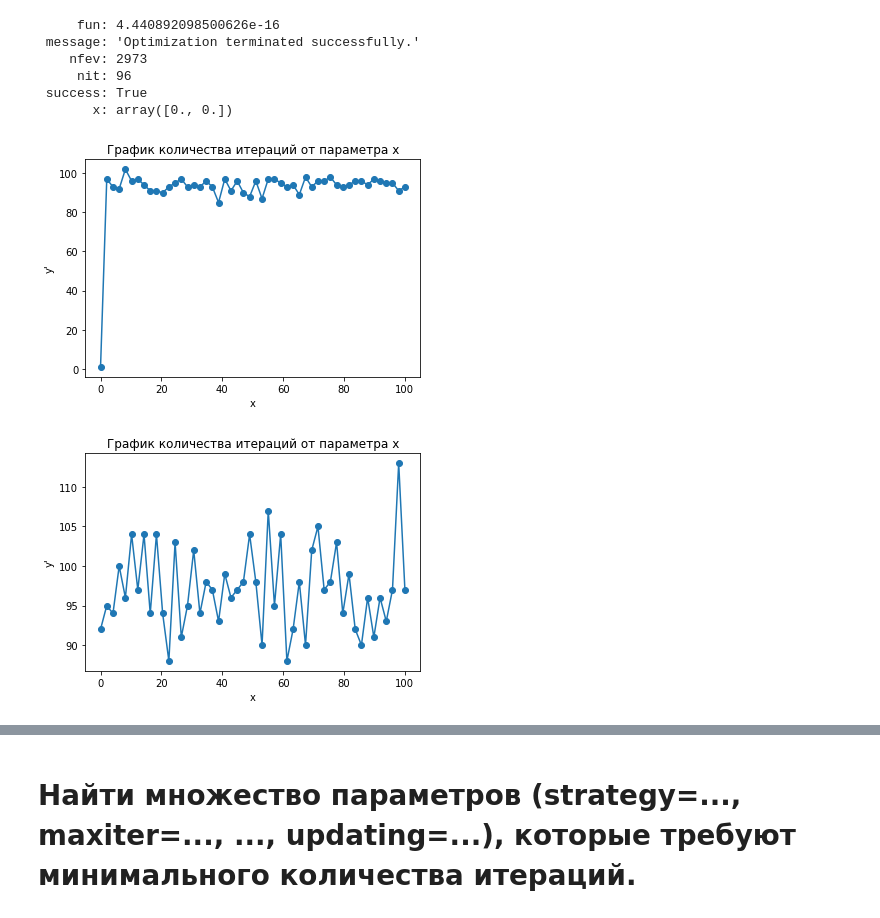
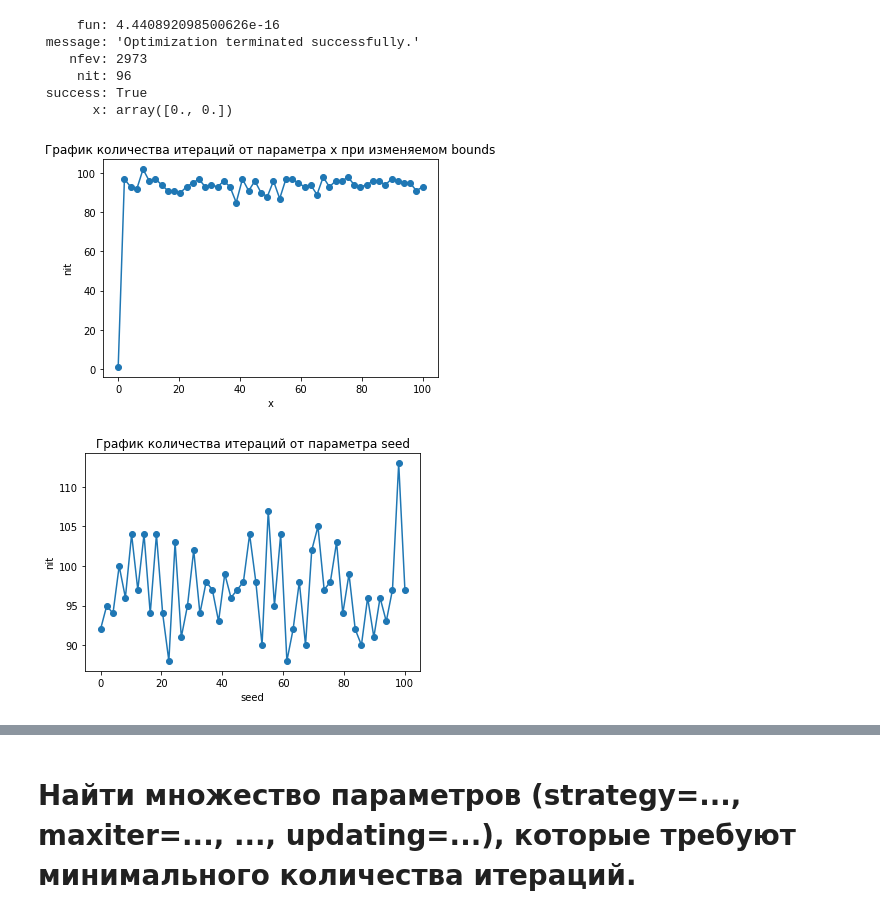
Before and after one commit to HeliosBI/MDSHW6, a Jupyter notebook: homework-6.ipynb, the cells around one changed output, grey strips where cells are left out. Drawn from its saved outputs; the diff is of its cells as text; code cells hidden in the pictures.

Commit message:
new charts added

```diff
--- a/homework-6.ipynb
+++ b/homework-6.ipynb
@@ -66,14 +66,14 @@ diff_evol(ackley,42)
 # %%
 x1 = np.linspace(0, 100, 50)
 y1 = [diff_evol(ackley,i).nit for i in range(len(x1))]
 plt.plot(x1, y1, '-o')
-plt.title('График количества итераций от параметра x')
-plt.ylabel("y'")
+plt.title('График количества итераций от параметра x при изменяемом bounds')
+plt.ylabel("nit")
 plt.xlabel('x')
 
 plt.show()
 # %% [output]
-[figure, old version]
+[figure, new version]
 # %%
 def diff_evol_2(input_function, input_seed=42):
     bounds = [(-10, 10), (-10, 10)]
@@ -83,10 +83,10 @@ def diff_evol_2(input_function, input_seed=42):
 x1 = np.linspace(0, 100, 50)
 y1 = [diff_evol_2(ackley,i).nit for i in range(len(x1))]
 plt.plot(x1, y1, '-o')
-plt.title('График количества итераций от параметра x')
-plt.ylabel("y'")
-plt.xlabel('x')
+plt.title('График количества итераций от параметра seed')
+plt.ylabel("nit")
+plt.xlabel('seed')
 
 plt.show()
 # %% [output]
-[figure, old version]
+[figure, new version]
```
Also changed, not shown: parts of 14 cells of this notebook.
